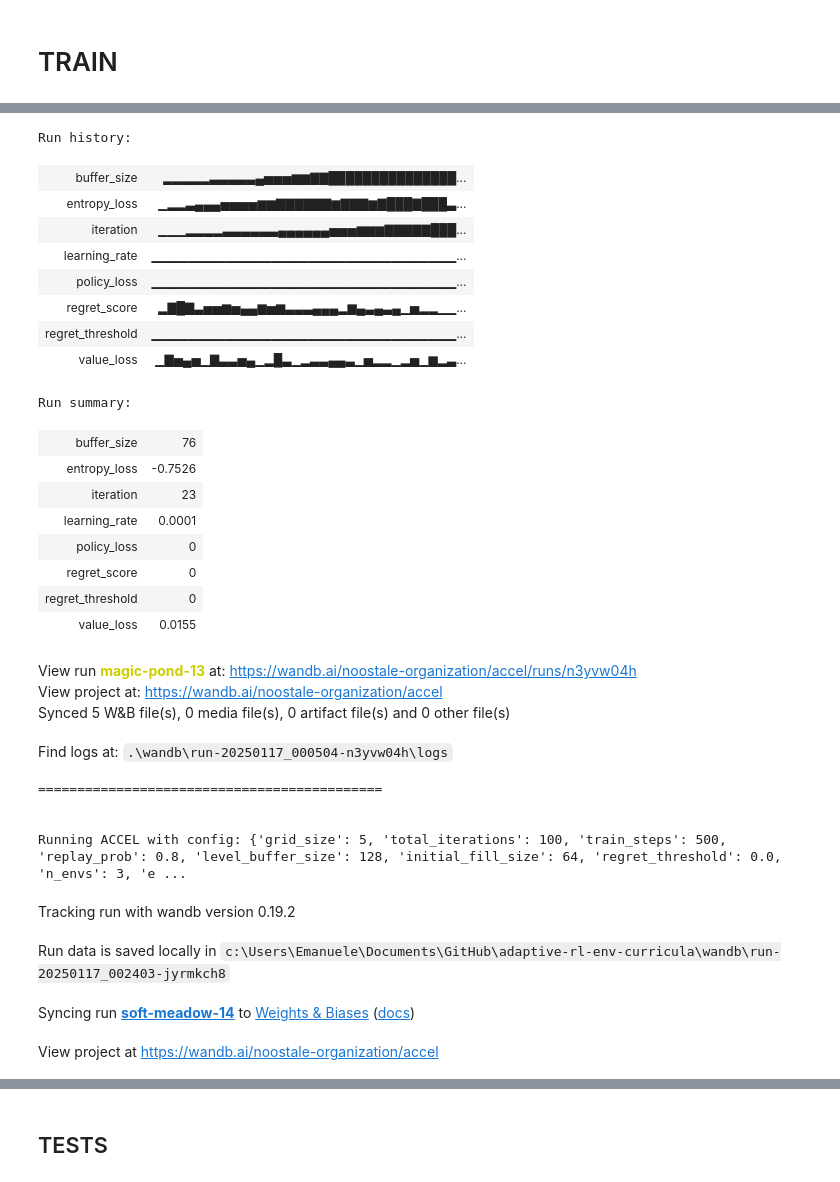
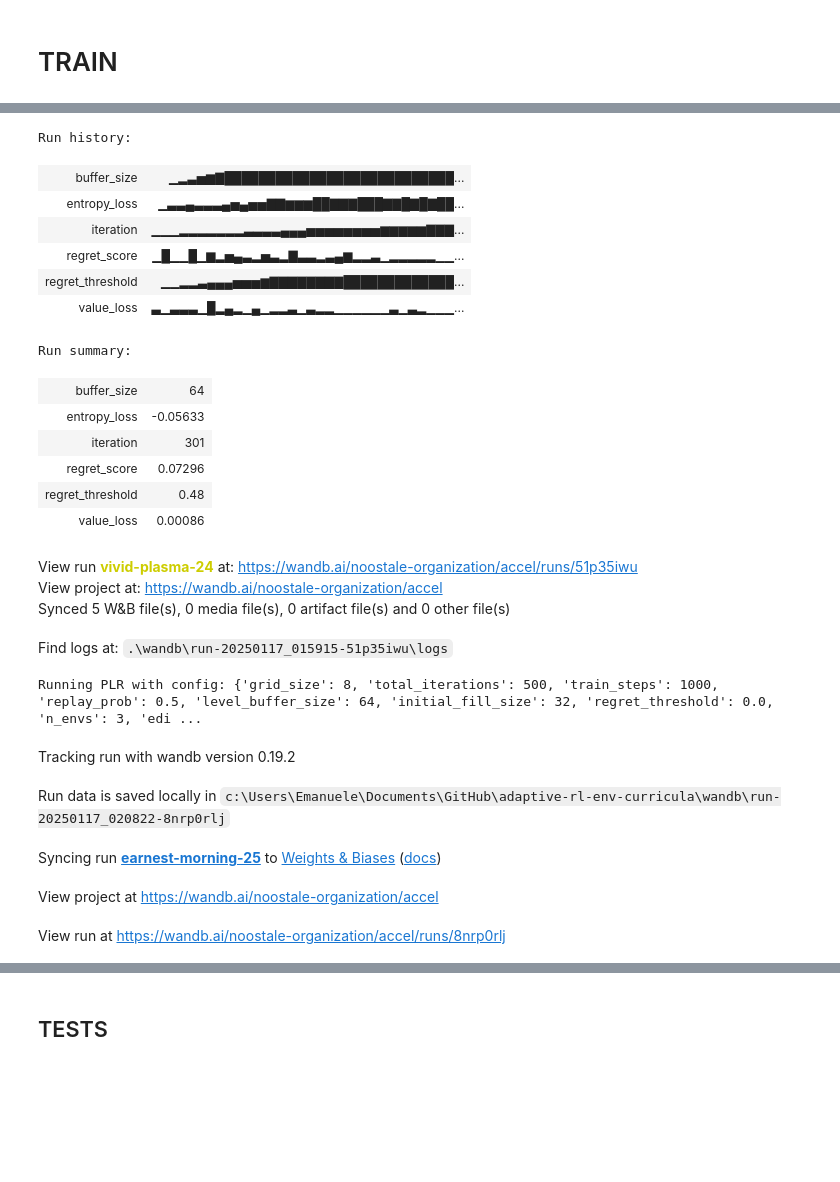
Before and after one commit to noostale/accel-adaptive-rl-env-curricula, a Jupyter notebook: accel.ipynb, the cells around one changed output, grey strips where cells are left out. Drawn from its saved outputs; the diff is of its cells as text; code cells hidden in the pictures; blank space fills up the shorter version.

```diff
--- a/accel.ipynb
+++ b/accel.ipynb
@@ -3,3 +3,7 @@
 # %%
 # DANGER: ACCEL does not use a teacher, but a single student that learns from levels selected by a curator, in this impmenetation the curator is a sampler that gives te studemt with a probabilistic manner, the highest regret-based score level, but instaed of discarding the levels during training, it makes small edits to the most diffucult ones, gibing the change to rely on already good but hard leves without the need of a teacher.
 # TODO: the start_pos and goal_pos of edited levels are uncorrectly marked, if I mutate the level no
+# %%
+config = random_config(6)
+
+print_level_from_config(config, True)
@@ -507,10 +556,8 @@ def main_accel(total_iterations, replay_prob, train_steps, level_buffer_size,
             "regret_score": regret,
             "regret_threshold": regret_threshold,
             "buffer_size": len(level_buffer.data),
-            "policy_loss": student_model.logger.name_to_value["train/policy_loss"],
             "value_loss": student_model.logger.name_to_value["train/value_loss"],
             "entropy_loss": student_model.logger.name_to_value["train/entropy_loss"],
-            "learning_rate": student_model.logger.name_to_value["train/learning_rate"],
         })
 
         if use_replay and edit_levels:
@@ -521,13 +568,17 @@ def main_accel(total_iterations, replay_prob, train_steps, level_buffer_size,
         regret = calculate_regret_gae(MyCustomGrid(cfg), student_model, max_steps=1000, gamma=0.99, lam=0.95)
 
         if regret <= regret_threshold:
-            print(f"Regret for current level is {regret:.5f} <= threshold {regret_threshold}. Skipping...")
+            print(f"Regret for current level is {regret:.5f} <= threshold {regret_threshold:.5f}. Skipping...")
             skipped += 1
             continue
+
 
         print(f"Regret for current level: {regret}, buffer size: {len(level_buffer.data)}")
         level_buffer.add(cfg, regret)
         iteration_regrets.append(regret)
+
+        # Increase the regret threshold slightly
+        regret_threshold += 0.0001
 
 
     # Plot and display the progress
@@ -552,6 +603,8 @@ def main_accel(total_iterations, replay_prob, train_steps, level_buffer_size,
         print(f"{i + 1}. regret={sc:.5f}, config={cfg}")
         #print_level_from_config(cfg)
 
+    wandb.finish()
+
     return student_model
 # %% [markdown]
 # TRAIN
@@ -561,14 +614,14 @@ if __name__ == "__main__":
     wandb.finish()
 
     config = {
-            "grid_size": 5,
+            "grid_size": 8,
 
-            "total_iterations": 100,
-            "train_steps": 500,
+            "total_iterations": 500,
+            "train_steps": 1000,
 
-            "replay_prob": 0.8,            # Probability of replaying a level and editing it vs. generating a new one
-            "level_buffer_size": 128,       # Maximum number of levels to store in the buffer
-            "initial_fill_size": 64,       # Number of levels to pre-fill the buffer with
+            "replay_prob": 0.5,            # Probability of replaying a level and editing it vs. generating a new one
+            "level_buffer_size": 64,       # Maximum number of levels to store in the buffer
+            "initial_fill_size": 32,       # Number of levels to pre-fill the buffer with
             "regret_threshold": 0.00,      # Minimum regret threshold to consider a level for the buffer
 
             "n_envs": 3,                   # Number of parallel environments to use for training
@@ -580,66 +633,60 @@ if __name__ == "__main__":
 
 
 
-    #config["edit_levels"] = False
-    #config["easy_start"] = False
-    #print(f"Running PLR with config: {config}")
-    #model_plr = main_accel(**config)
+    config["edit_levels"] = False
+    config["easy_start"] = False
+    print(f"Running PLR with config: {config}")
+    model_plr = main_accel(**config)
 
     # Save the model
-    #model_plr.save("plr_model")
+    model_plr.save(f"models/plr_model_{config['grid_size']}x{config['grid_size']}")
 
     print("\n\n============================================\n\n")
 
     config["edit_levels"] = True
     config["easy_start"] = False
     print(f"Running ACCEL with config: {config}")
     model_accel = main_accel(**config)
 
     # Save the model
-    model_accel.save("accel_model")
+    model_accel.save(f"models/accel_model_{config['grid_size']}x{config['grid_size']}")
 
     print("\n\n============================================\n\n")
 
 
     config["edit_levels"] = True
     config["easy_start"] = True
     print(f"Running ACCEL with easy start with config: {config}")
     model_accel_easy = main_accel(**config)
 
     # Save the model
     model_accel_easy.save(f"models/accel_model_easy_{config['grid_size']}x{config['grid_size']}")
 
     # Evaluate the models
     evalute_models()
 # %% [output]
 [interactive output not drawn]
 Run history:
-| buffer_size | ▂▂▂▂▂▃▃▃▃▃▄▅▅▅▆▆▇▇███████████████... |
-| entropy_loss | ▁▂▂▃▄▄▄▅▅▅▅▆▆▇▇▇▇▇▇▆▇▇▇▆▇███▇███▃... |
-| iteration | ▁▁▁▂▂▂▂▃▃▃▃▃▃▄▄▄▄▄▄▅▅▅▆▆▆▇▇▇▇▇███... |
-| learning_rate | ▁▁▁▁▁▁▁▁▁▁▁▁▁▁▁▁▁▁▁▁▁▁▁▁▁▁▁▁▁▁▁▁▁... |
-| policy_loss | ▁▁▁▁▁▁▁▁▁▁▁▁▁▁▁▁▁▁▁▁▁▁▁▁▁▁▁▁▁▁▁▁▁... |
-| regret_score | ▂▇█▇▃▅▅▆▅▄▄▆▅▆▃▃▃▄▄▄▂▆▄▃▄▃▄▁▅▂▂▁▁... |
-| regret_threshold | ▁▁▁▁▁▁▁▁▁▁▁▁▁▁▁▁▁▁▁▁▁▁▁▁▁▁▁▁▁▁▁▁▁... |
-| value_loss | ▁▇▅▄▅▁▇▃▃▅▄▁▂█▃▁▂▃▃▄▄▃▁▅▂▂▁▂▅▁▆▂▃... |
+| buffer_size | ▁▂▃▅▆▇███████████████████████████... |
+| entropy_loss | ▁▃▃▄▃▃▃▄▅▄▅▅▇▇▆▆▆██▇▇▇███▇▇█▇█▇██... |
+| iteration | ▁▁▁▂▂▂▂▂▂▂▃▃▃▃▄▄▄▅▅▅▅▅▅▅▅▆▆▆▆▆▇▇▇... |
+| regret_score | ▁█▁▁█▁▆▂▅▄▃▂▅▃▂▇▃▃▂▃▄▆▂▂▃▁▂▂▂▂▂▁▁... |
+| regret_threshold | ▁▁▂▂▃▄▄▄▅▅▅▆▇▇▇▇▇▇▇▇█████████████... |
+| value_loss | ▃▁▃▃▃▁█▂▄▂▁▄▁▂▂▃▁▃▂▂▁▁▁▁▁▁▃▁▃▂▁▁▁... |
 Run summary:
-| buffer_size | 76 |
-| entropy_loss | -0.7526 |
-| iteration | 23 |
-| learning_rate | 0.0001 |
-| policy_loss | 0 |
-| regret_score | 0 |
-| regret_threshold | 0 |
-| value_loss | 0.0155 |
+| buffer_size | 64 |
+| entropy_loss | -0.05633 |
+| iteration | 301 |
+| regret_score | 0.07296 |
+| regret_threshold | 0.48 |
+| value_loss | 0.00086 |
-View run magic-pond-13 at: https://wandb.ai/noostale-organization/accel/runs/n3yvw04h
+View run vivid-plasma-24 at: https://wandb.ai/noostale-organization/accel/runs/51p35iwu
 View project at: https://wandb.ai/noostale-organization/accel
 Synced 5 W&B file(s), 0 media file(s), 0 artifact file(s) and 0 other file(s)
-Find logs at: .\wandb\run-20250117_000504-n3yvw04h\logs
+Find logs at: .\wandb\run-20250117_015915-51p35iwu\logs
-============================================
-
-
-Running ACCEL with config: {'grid_size': 5, 'total_iterations': 100, 'train_steps': 500, 'replay_prob': 0.8, 'level_buffer_size': 128, 'initial_fill_size': 64, 'regret_threshold': 0.0, 'n_envs': 3, 'e ...
+Running PLR with config: {'grid_size': 8, 'total_iterations': 500, 'train_steps': 1000, 'replay_prob': 0.5, 'level_buffer_size': 64, 'initial_fill_size': 32, 'regret_threshold': 0.0, 'n_envs': 3, 'edi ...
 Tracking run with wandb version 0.19.2
-Run data is saved locally in c:\Users\Emanuele\Documents\GitHub\adaptive-rl-env-curricula\wandb\run-20250117_002403-jyrmkch8
+Run data is saved locally in c:\Users\Emanuele\Documents\GitHub\adaptive-rl-env-curricula\wandb\run-20250117_020822-8nrp0rlj
-Syncing run soft-meadow-14 to Weights & Biases (docs)
+Syncing run earnest-morning-25 to Weights & Biases (docs)
 View project at https://wandb.ai/noostale-organization/accel
+View run at https://wandb.ai/noostale-organization/accel/runs/8nrp0rlj
```
Also changed, not shown: parts of 5 cells of this notebook, 9 other files.
